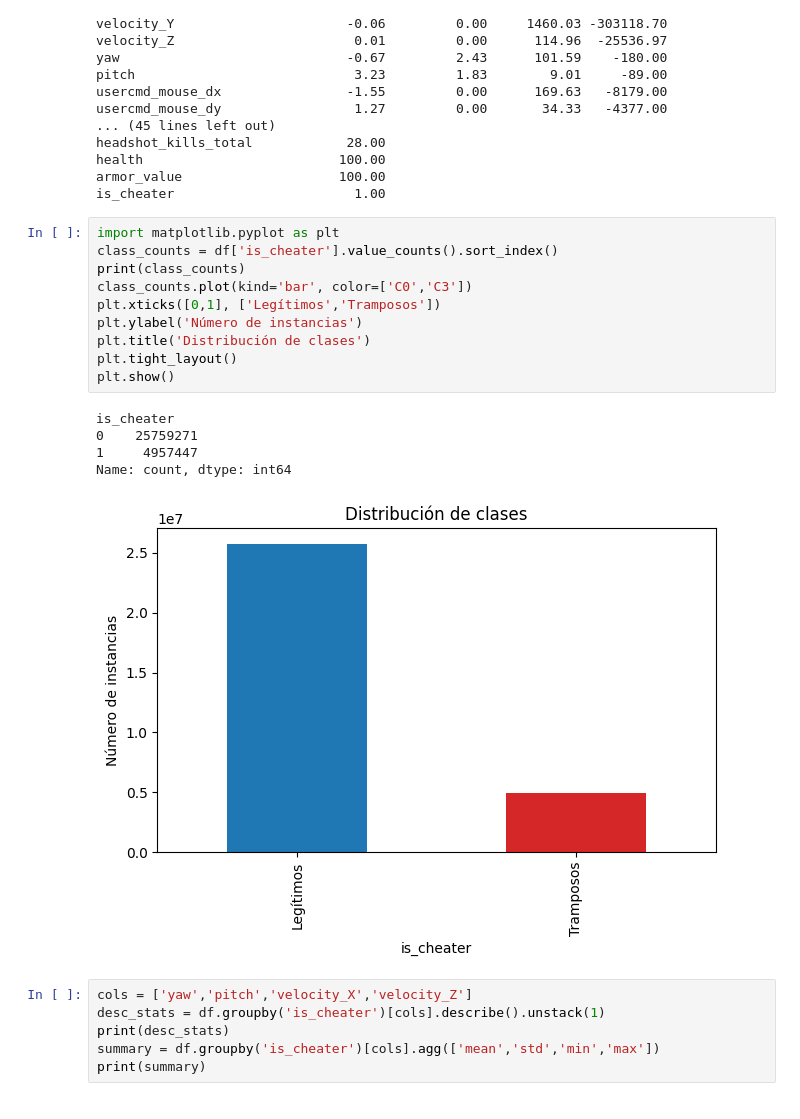
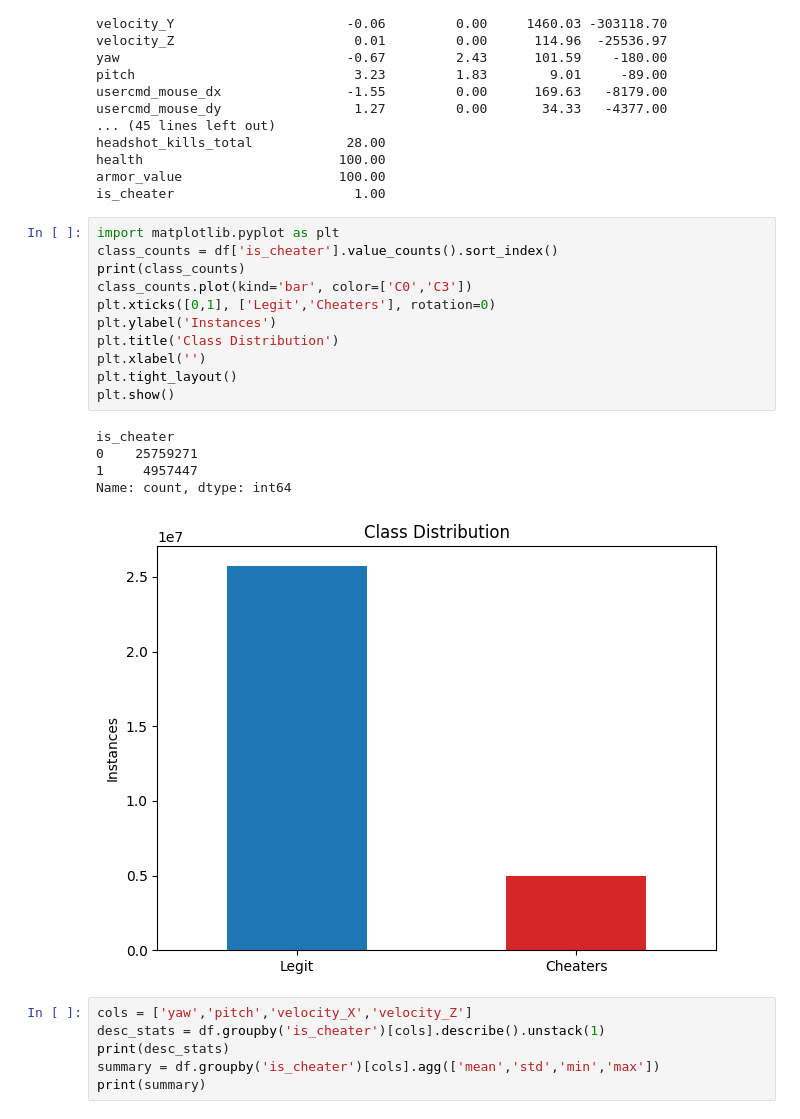
Before and after one commit to SanadaAstolfo/ProyectoAnticheatCS2, a Jupyter notebook: EDAcs2cd.ipynb, the cells around one changed output. Cells and saved outputs as stored; diff of their text form.

```diff
--- a/EDAcs2cd.ipynb
+++ b/EDAcs2cd.ipynb
@@ -77,19 +77,20 @@ is_cheater                       1.00
 # %%
 import matplotlib.pyplot as plt
 class_counts = df['is_cheater'].value_counts().sort_index()
 print(class_counts)
 class_counts.plot(kind='bar', color=['C0','C3'])
-plt.xticks([0,1], ['Legítimos','Tramposos'])
-plt.ylabel('Número de instancias')
-plt.title('Distribución de clases')
+plt.xticks([0,1], ['Legit','Cheaters'], rotation=0)
+plt.ylabel('Instances')
+plt.title('Class Distribution')
+plt.xlabel('')
 plt.tight_layout()
 plt.show()
 # %% [output]
 is_cheater
 0    25759271
 1     4957447
 Name: count, dtype: int64
-[figure, old version]
+[figure, new version]
 # %%
 cols = ['yaw','pitch','velocity_X','velocity_Z']
 desc_stats = df.groupby('is_cheater')[cols].describe().unstack(1)
```
Also changed, not shown: parts of 2 cells of this notebook, 9 other files.
